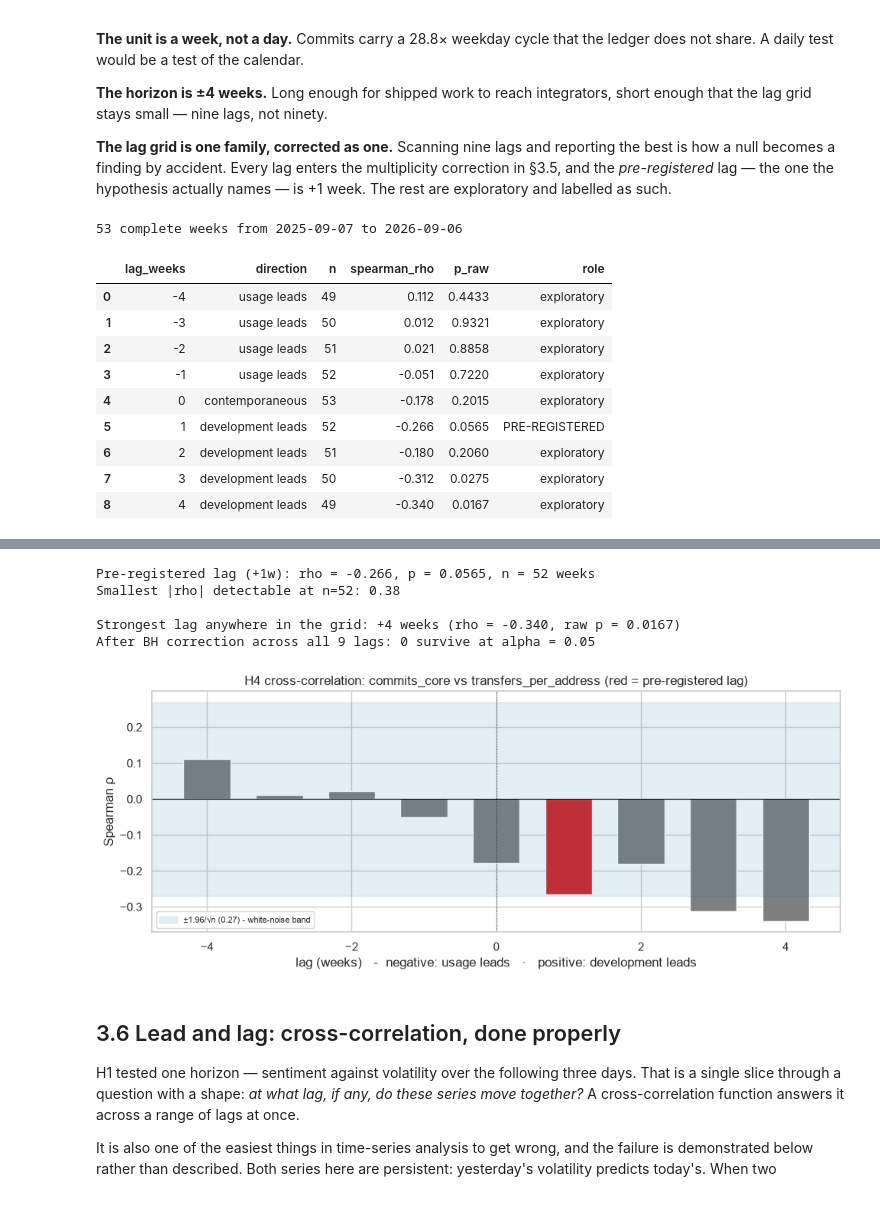
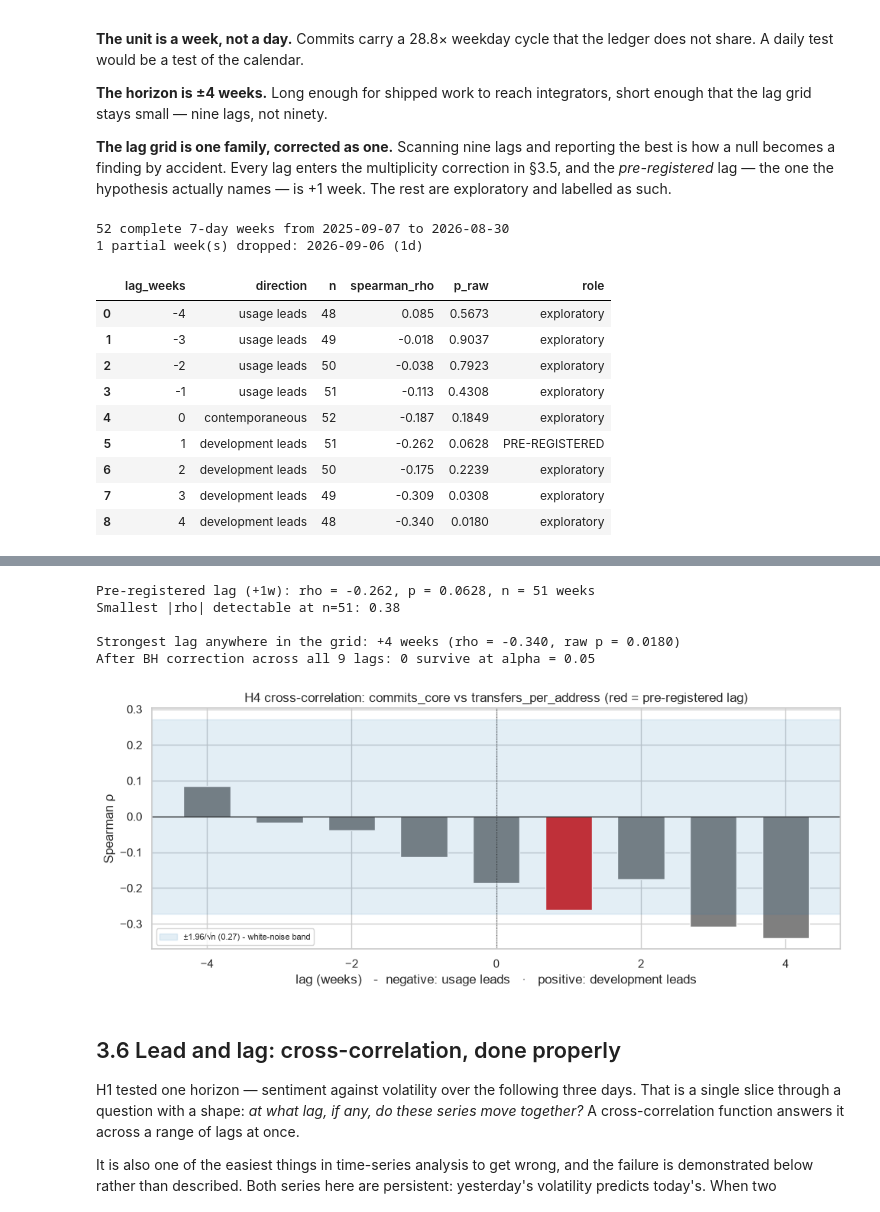
Before and after one commit to fdis111/News-Sentiment-and-XRP-Price-Volatility, a Jupyter notebook: notebook.ipynb, the cells around one changed output, grey strips where cells are left out. Drawn from its saved outputs; the diff is of its cells as text; code cells hidden in the pictures.

```diff
--- a/notebook.ipynb
+++ b/notebook.ipynb
@@ -6341,9 +6379,9 @@ is +1 week. The rest are exploratory and labelled as such.
 # %%
 # Weekly aggregation: sums for counts, means for levels. The resample label is the week
 # ending, so a lag of +1 means "the following week".
+_by_week = master.set_index("date").resample("W")
 weekly = (
-    master.set_index("date")
-    .resample("W")
+    _by_week
     .agg(commits=("commits", "sum"),
          commits_core=("commits_core", "sum"),
          contributors=("contributors", "mean"),
@@ -6354,8 +6392,21 @@ weekly = (
          volatility_7d=("volatility_7d", "mean"))
     .dropna(subset=["tx_count"])
 )
-print(f"{len(weekly)} complete weeks from {weekly.index.min().date()} "
-      f"to {weekly.index.max().date()}\n")
+
+# A resample label is a week ENDING, so the last bin runs past the study window and holds
+# whatever days fall inside it - here a single Monday. A non-null weekly mean says nothing
+# about how many days produced it, so the count is carried explicitly and the incomplete
+# bins are dropped rather than averaged as though they were weeks.
+weekly = weekly.join(_by_week.size().rename("days_observed"))
+_partial = weekly[weekly["days_observed"] != 7]
+weekly = weekly[weekly["days_observed"] == 7]
+print(f"{len(weekly)} complete 7-day weeks from {weekly.index.min().date()} "
+      f"to {weekly.index.max().date()}")
+if len(_partial):
+    print(f"{len(_partial)} partial week(s) dropped: "
+          + ", ".join(f"{d.date()} ({int(n)}d)"
+                      for d, n in _partial["days_observed"].items()))
+print()
 
 
 def lead_lag(driver: pd.Series, response: pd.Series, lag: int) -> tuple[float, float, int]:
@@ -6401,15 +6452,17 @@ display(h4_lags)
 primary_rho, primary_p, primary_n = lead_lag(
     weekly[H4_DRIVER], weekly[H4_RESPONSE], PREREGISTERED_LAG
 )
+# primary="spearman" because §1.3 declares Spearman rho for H4. The Pearson figure stays
+# in the row for comparison, but it is rho that is registered and rho that BH corrects.
 h4_primary = report_correlation(
     weekly[H4_DRIVER].iloc[:-PREREGISTERED_LAG].reset_index(drop=True),
     weekly[H4_RESPONSE].iloc[PREREGISTERED_LAG:].reset_index(drop=True),
     f"Core-ledger commits(t) -> transfers per address(t+{PREREGISTERED_LAG}w)  [H4 PRIMARY]",
-    family="confirmatory", bootstrap=True,
+    family="confirmatory", bootstrap=True, primary="spearman",
 )
 h4_results = pd.DataFrame([h4_primary])
-display(h4_results[["test", "n", "estimate", "ci_low", "ci_high", "p_raw",
-                    "spearman_rho", "spearman_p", "n_eff"]].round(4))
+display(h4_results[["test", "n", "effect", "estimate", "ci_low", "ci_high", "p_raw",
+                    "pearson_r", "pearson_p", "n_eff"]].round(4))
 
 best = h4_lags.loc[h4_lags["p_raw"].idxmin()]
 print(f"Pre-registered lag (+{PREREGISTERED_LAG}w): rho = {primary_rho:+.3f}, "
@@ -6448,14 +6501,15 @@ ax.legend(fontsize=8)
 plt.tight_layout()
 plt.show()
 # %% [output]
-53 complete weeks from 2025-09-07 to 2026-09-06
+52 complete 7-day weeks from 2025-09-07 to 2026-08-30
+1 partial week(s) dropped: 2026-09-06 (1d)
 |  | lag_weeks | direction | n | spearman_rho | p_raw | role |
-| 0 | -4 | usage leads | 49 | 0.112 | 0.4433 | exploratory |
-| 1 | -3 | usage leads | 50 | 0.012 | 0.9321 | exploratory |
-| 2 | -2 | usage leads | 51 | 0.021 | 0.8858 | exploratory |
-| 3 | -1 | usage leads | 52 | -0.051 | 0.7220 | exploratory |
-| 4 | 0 | contemporaneous | 53 | -0.178 | 0.2015 | exploratory |
-| 5 | 1 | development leads | 52 | -0.266 | 0.0565 | PRE-REGISTERED |
-| 6 | 2 | development leads | 51 | -0.180 | 0.2060 | exploratory |
-| 7 | 3 | development leads | 50 | -0.312 | 0.0275 | exploratory |
-| 8 | 4 | development leads | 49 | -0.340 | 0.0167 | exploratory |
+| 0 | -4 | usage leads | 48 | 0.085 | 0.5673 | exploratory |
+| 1 | -3 | usage leads | 49 | -0.018 | 0.9037 | exploratory |
+| 2 | -2 | usage leads | 50 | -0.038 | 0.7923 | exploratory |
+| 3 | -1 | usage leads | 51 | -0.113 | 0.4308 | exploratory |
+| 4 | 0 | contemporaneous | 52 | -0.187 | 0.1849 | exploratory |
+| 5 | 1 | development leads | 51 | -0.262 | 0.0628 | PRE-REGISTERED |
+| 6 | 2 | development leads | 50 | -0.175 | 0.2239 | exploratory |
+| 7 | 3 | development leads | 49 | -0.309 | 0.0308 | exploratory |
+| 8 | 4 | development leads | 48 | -0.340 | 0.0180 | exploratory |
@@ -6464,9 +6518,9 @@ plt.show()
-Pre-registered lag (+1w): rho = -0.266, p = 0.0565, n = 52 weeks
-Smallest |rho| detectable at n=52: 0.38
+Pre-registered lag (+1w): rho = -0.262, p = 0.0628, n = 51 weeks
+Smallest |rho| detectable at n=51: 0.38
 
-Strongest lag anywhere in the grid: +4 weeks (rho = -0.340, raw p = 0.0167)
+Strongest lag anywhere in the grid: +4 weeks (rho = -0.340, raw p = 0.0180)
 After BH correction across all 9 lags: 0 survive at alpha = 0.05
-[figure, old version]
+[figure, new version]
 # %% [markdown]
 ## 3.6 Lead and lag: cross-correlation, done properly
 
```
Also changed, not shown: parts of 12 cells of this notebook, 2 other files.
